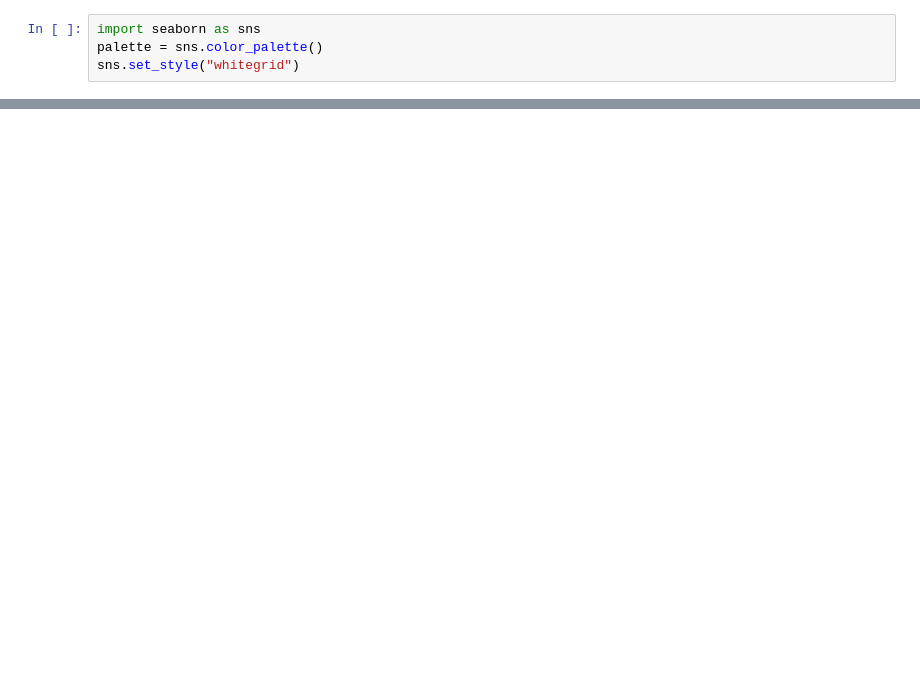
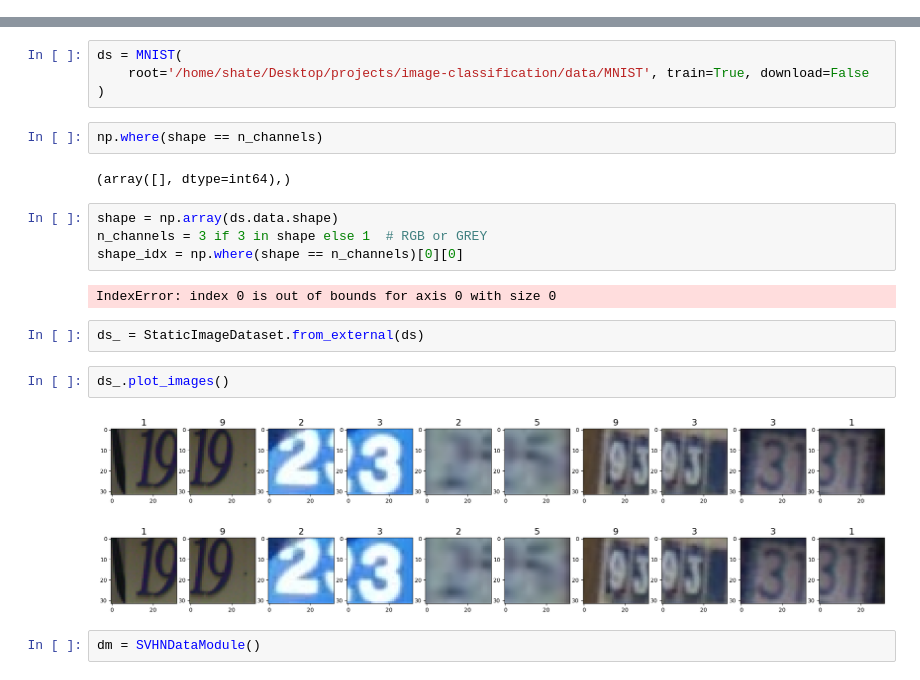
Before and after one commit to thawro/image-classification, a Jupyter notebook: notebooks/data.ipynb, the cells around one changed output, grey strips where cells are left out. Saved outputs shown, nothing was run; the diff lists cells and outputs as text; blank space fills up the shorter version.

```diff
--- a/notebooks/data.ipynb
+++ b/notebooks/data.ipynb
@@ -38,4 +0,0 @@ Files already downloaded and verified
-# %%
-import seaborn as sns
-palette = sns.color_palette()
-sns.set_style("whitegrid")
@@ -231,0 +10,23 @@ torch.Size([6, 28, 28, 3])
+# %%
+ds = MNIST(
+    root='/home/shate/Desktop/projects/image-classification/data/MNIST', train=True, download=False
+)
+# %%
+np.where(shape == n_channels)
+# %% [output]
+(array([], dtype=int64),)
+# %%
+shape = np.array(ds.data.shape)
+n_channels = 3 if 3 in shape else 1  # RGB or GREY
+shape_idx = np.where(shape == n_channels)[0][0]
+# %% [output]
+IndexError: index 0 is out of bounds for axis 0 with size 0
+# %%
+ds_ = StaticImageDataset.from_external(ds)
+# %%
+ds_.plot_images()
+# %% [output]
+[figure, added]
+[figure, added]
+# %%
+dm = SVHNDataModule()
```
Also changed, not shown: parts of 22 cells of this notebook, 13 other files.
